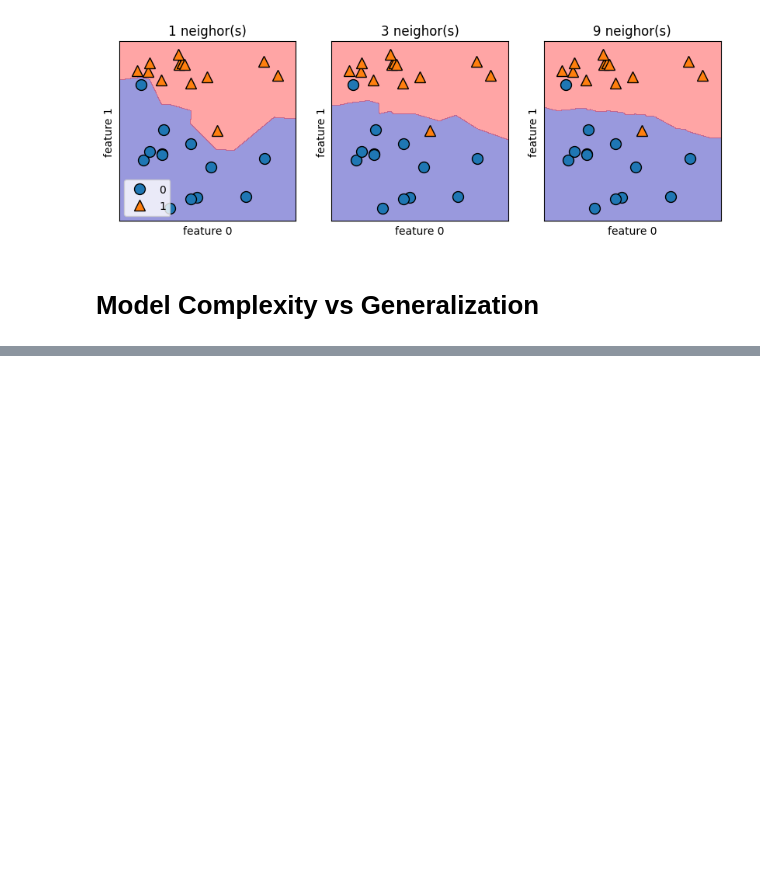
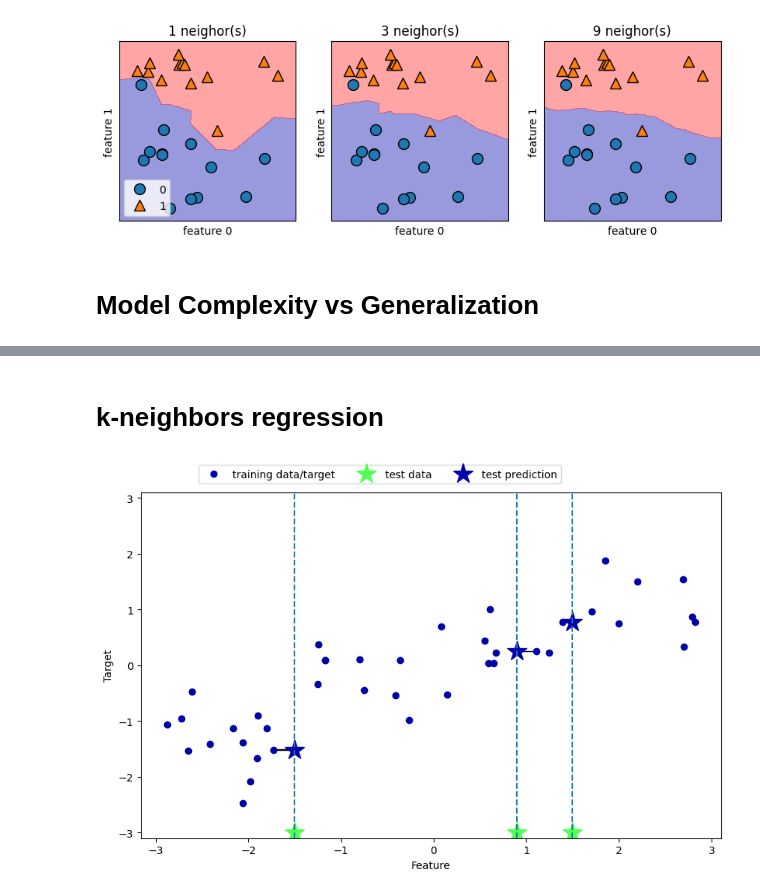
Before and after one commit to mayura-andrew/ml-experiments, a Jupyter notebook: supervised_learning.ipynb, the cells around one changed output, grey strips where cells are left out. Saved outputs shown, nothing was run; the diff lists cells and outputs as text; code cells hidden in the pictures; blank space fills up the shorter version.

```diff
--- a/supervised_learning.ipynb
+++ b/supervised_learning.ipynb
@@ -74,0 +94,6 @@ test_accuracy = []
+# %% [markdown]
+# k-neighbors regression
+# %%
+mglearn.plots.plot_knn_regression(n_neighbors=1)
+# %% [output]
+[figure, added]
```
Also changed, not shown: parts of 13 cells of this notebook.
